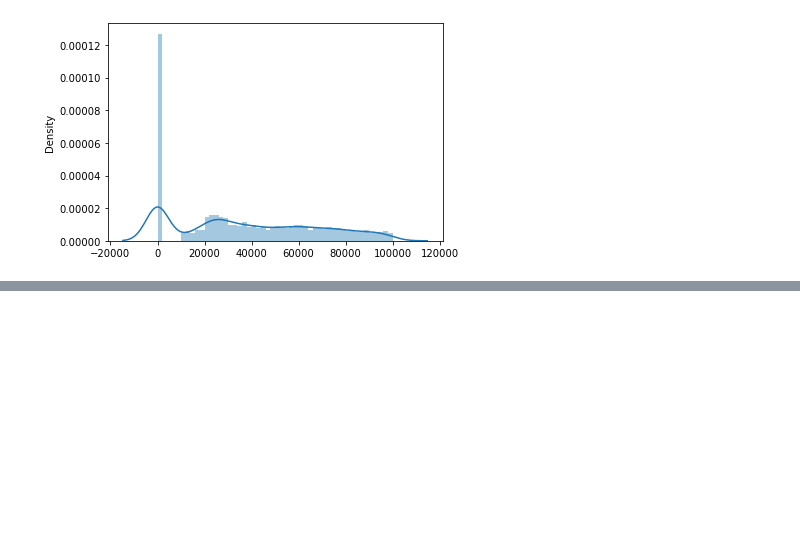
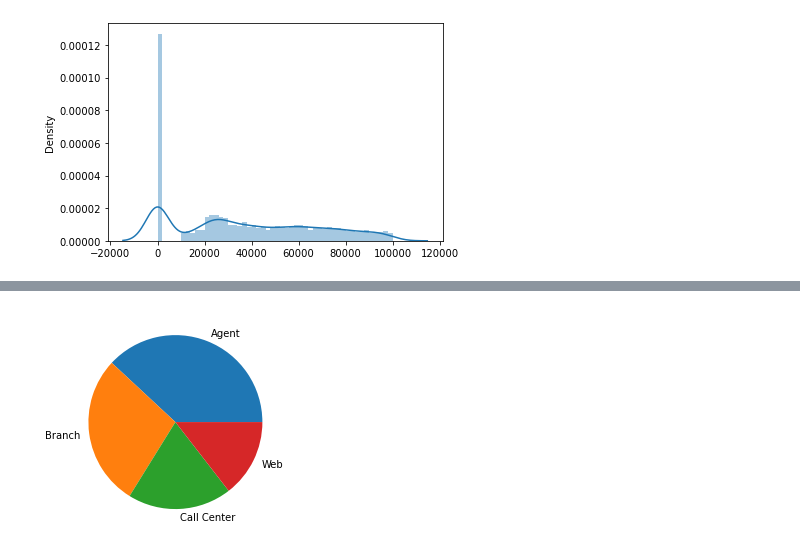
Before and after one commit to Verionyang/lab-customer-analysis-round-3, a Jupyter notebook: files_for_lab/excel_files/Lab - Customer Analysis Round 3-checkpoint.ipynb, the cells around one changed output, grey strips where cells are left out. Saved outputs shown, nothing was run; the diff lists cells and outputs as text; code cells hidden in the pictures; blank space fills up the shorter version.

```diff
--- a/files_for_lab/excel_files/Lab - Customer Analysis Round 3-checkpoint.ipynb
+++ b/files_for_lab/excel_files/Lab - Customer Analysis Round 3-checkpoint.ipynb
@@ -315,2 +334,9 @@ plt.show()
+# %%
+z = [3477,2567,1765,1325]
+label2=['Agent','Branch','Call Center','Web']
+plt.pie(z,labels=label2)
+plt.show()
+# %% [output]
+[figure, added]
 # %%
 fig, ax = plt.subplots(2,2,figsize=(10,10))
```
Also changed, not shown: parts of 5 cells of this notebook.
